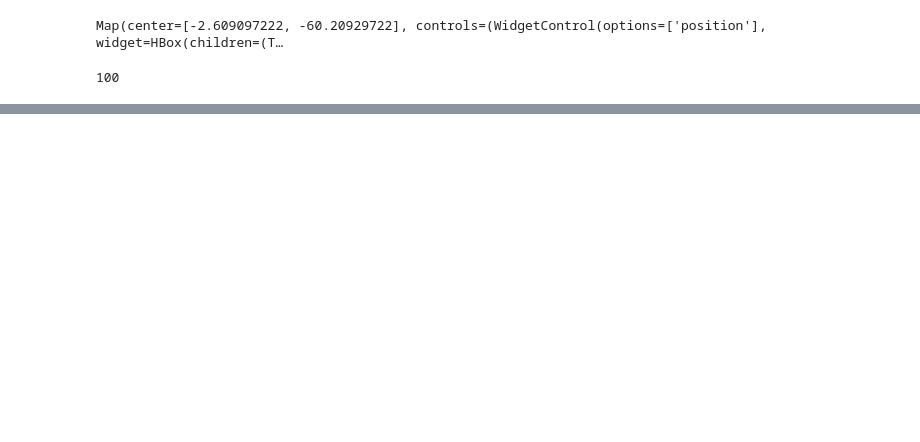
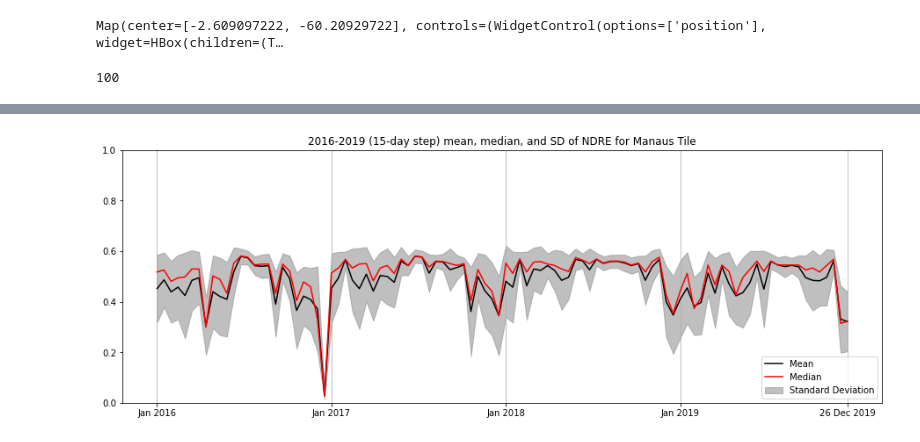
Before and after one commit to jitendra-kumar/tropical_phenology_gee, a Jupyter notebook: morgan/Venus_Tiles.ipynb, the cells around one changed output, grey strips where cells are left out. Saved outputs shown, nothing was run; the diff lists cells and outputs as text; code cells hidden in the pictures; blank space fills up the shorter version.

```diff
--- a/morgan/Venus_Tiles.ipynb
+++ b/morgan/Venus_Tiles.ipynb
@@ -91,0 +194,37 @@ print(len(mean_list))
+# %%
+#Make lists for each set of values
+mean_ndre = newList(mean_list)
+median_ndre = newList(median_list)
+stddev_ndre = newList(stddev_list)
+percentile_ndre = p_list(percentile_list)
+# %%
+mean_ndre = [np.nan if v is None else v for v in mean_ndre]
+median_ndre = [np.nan if v is None else v for v in median_ndre]
+stddev_ndre = [np.nan if v is None else v for v in stddev_ndre]
+percentile_ndre = [np.nan if v is None else v for v in percentile_ndre]
+# %%
+#Make lists with +/- SD
+plus_error = [x + y for x,y in zip(mean_ndre, stddev_ndre)]
+minus_error = [x - y for x,y in zip(mean_ndre, stddev_ndre)]
+# %%
+#Create 15-step list for four years
+period = list(range(0,100))
+period = np.array(period)
+# %%
+#Manaus Flux Site
+#Mean and SD
+x = period
+y = mean_ndre
+m = median_ndre
+plt.axes([2, 0, 2, 1])
+plt.ylim(bottom = 0, top = 1)
+plt.grid(b = True, which = 'major', axis = 'x')
+plt.title('2016-2019 (15-day step) mean, median, and SD of NDRE for Manaus Tile')
+plt.fill_between(x, plus_error, minus_error, color = "grey", alpha = .5, label = "Standard Deviation")
+mean = plt.plot(x,y, color = "black", label = "Mean")
+median = plt.plot(x,m, color = "red", label = "Median")
+plt.legend(loc = "lower right")
+plt.xticks(ticks = [0, 25, 50, 75, 99], labels = ['Jan 2016', 'Jan 2017', 'Jan 2018', 'Jan 2019', '26 Dec 2019'])
+plt.show()
+# %% [output]
+[figure, added]
```
Also changed, not shown: parts of 29 cells of this notebook, 2 other files.
